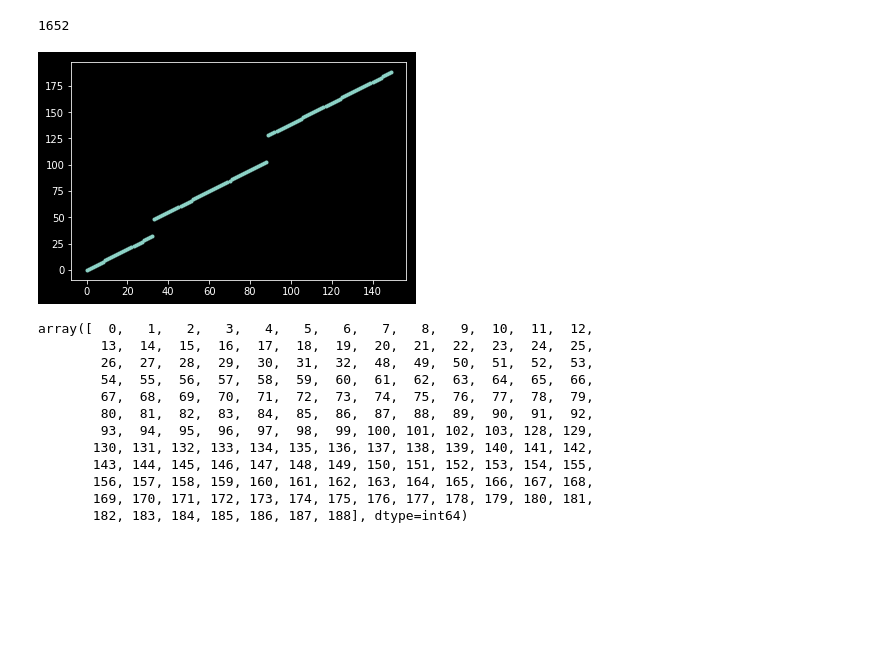
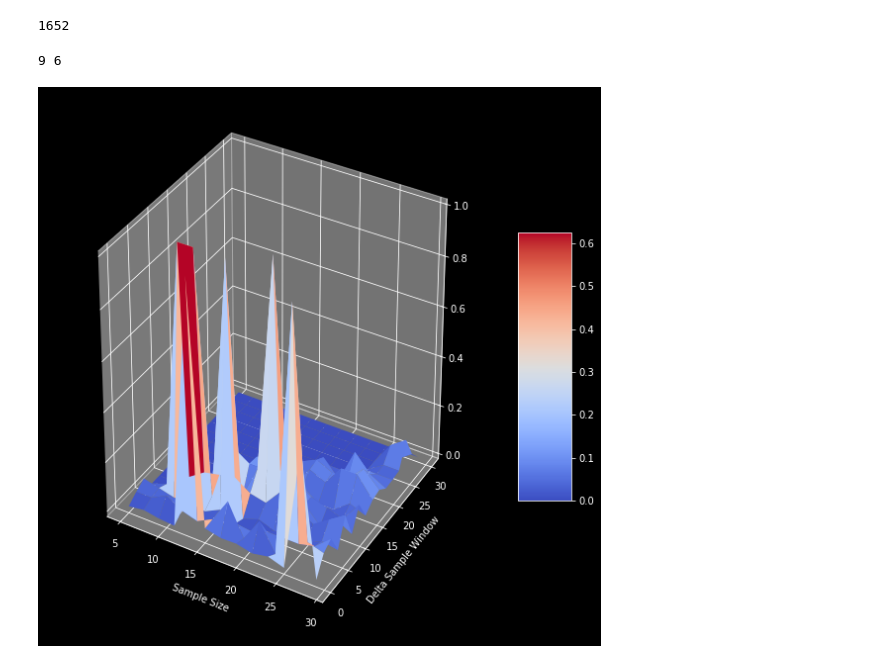
Before and after one commit to natmourajr/PetroAcousticEmission, a Jupyter notebook: notebooks/NeuralNetworkDev.ipynb, the cells around one changed output. Cells and saved outputs as stored; diff of their text form; code cells hidden in the pictures; blank space fills up the shorter version.

```diff
--- a/notebooks/NeuralNetworkDev.ipynb
+++ b/notebooks/NeuralNetworkDev.ipynb
@@ -729,25 +746,50 @@ print(output.time[np.argmin(output.cost)])
 # %% [output]
 [figure]
 1652
-# %%
-import matplotlib.pyplot as plt
-plt.style.use('dark_background')
-
-plt.figure()
-plt.plot(trainIndexes,'.')
-plt.show()
-trainIndexes
-# %% [output]
-[figure, removed]
-array([  0,   1,   2,   3,   4,   5,   6,   7,   8,   9,  10,  11,  12,
-        13,  14,  15,  16,  17,  18,  19,  20,  21,  22,  23,  24,  25,
-        26,  27,  28,  29,  30,  31,  32,  48,  49,  50,  51,  52,  53,
-        54,  55,  56,  57,  58,  59,  60,  61,  62,  63,  64,  65,  66,
-        67,  68,  69,  70,  71,  72,  73,  74,  75,  76,  77,  78,  79,
-        80,  81,  82,  83,  84,  85,  86,  87,  88,  89,  90,  91,  92,
-        93,  94,  95,  96,  97,  98,  99, 100, 101, 102, 103, 128, 129,
-       130, 131, 132, 133, 134, 135, 136, 137, 138, 139, 140, 141, 142,
-       143, 144, 145, 146, 147, 148, 149, 150, 151, 152, 153, 154, 155,
-       156, 157, 158, 159, 160, 161, 162, 163, 164, 165, 166, 167, 168,
-       169, 170, 171, 172, 173, 174, 175, 176, 177, 178, 179, 180, 181,
-       182, 183, 184, 185, 186, 187, 188], dtype=int64)
+# %%
+from mpl_toolkits.mplot3d import Axes3D
+import matplotlib.pyplot as plt
+from matplotlib import cm
+from matplotlib.ticker import LinearLocator, FormatStrFormatter
+import numpy as np
+plt.style.use('dark_background')
+
+accRecord = np.load('../Data/accRecord.npy')
+cmRecord = np.load('../Data/cmRecord.npy')
+accRecord[np.where(accRecord == -1)] = 0
+
+MAX_SAMPLE_SIZE = 30
+STEP_SAMPLE_SIZE = 2
+
+x_list = list(range(5,MAX_SAMPLE_SIZE, STEP_SAMPLE_SIZE))
+y_list = list(range(0, MAX_SAMPLE_SIZE+1, STEP_SAMPLE_SIZE))
+
+X = np.array(x_list)
+Y = np.array(y_list)
+X,Y = np.meshgrid(X,Y)
+fig = plt.figure(figsize=(10,10))
+ax = fig.gca(projection='3d')
+
+for k in range(accRecord.shape[0]):
+    for l in range(accRecord.shape[1]):
+        confM = cmRecord[k,l,1,:,:]
+        if np.sum(confM[0]) != 0:
+            accRecord[k,l,0] = confM[0,0] / np.sum(confM[0,:])
+            accRecord[k,l,1] = confM[1,1] / np.sum(confM[1,:])
+            accRecord[k,l,2] = confM[2,2] / np.sum(confM[2,:])
+
+
+surf = ax.plot_surface(X,Y,accRecord[:,:,0].reshape((accRecord.shape[0], accRecord.shape[1])).T, cmap=cm.coolwarm)
+fig.colorbar(surf, shrink=0.5, aspect=5)
+
+ax.set_ylabel('Delta Sample Window')
+ax.set_xlabel('Sample Size')
+
+
+bestIndex = np.unravel_index(np.argmax(accRecord[:,:,0]), accRecord[:,:,0].shape)
+
+lstmSampleSize, lstmDelta = (x_list[bestIndex[0]], y_list[bestIndex[1]])
+print(lstmSampleSize,lstmDelta)
+# %% [output]
+9 6
+[figure, added]
```
Also changed, not shown: parts of 17 cells of this notebook, 4 other files.
